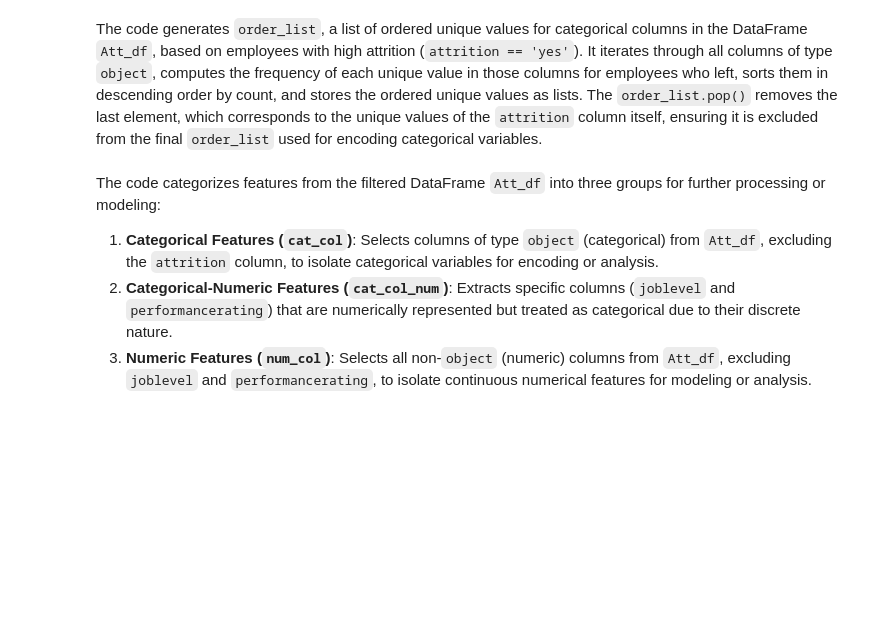
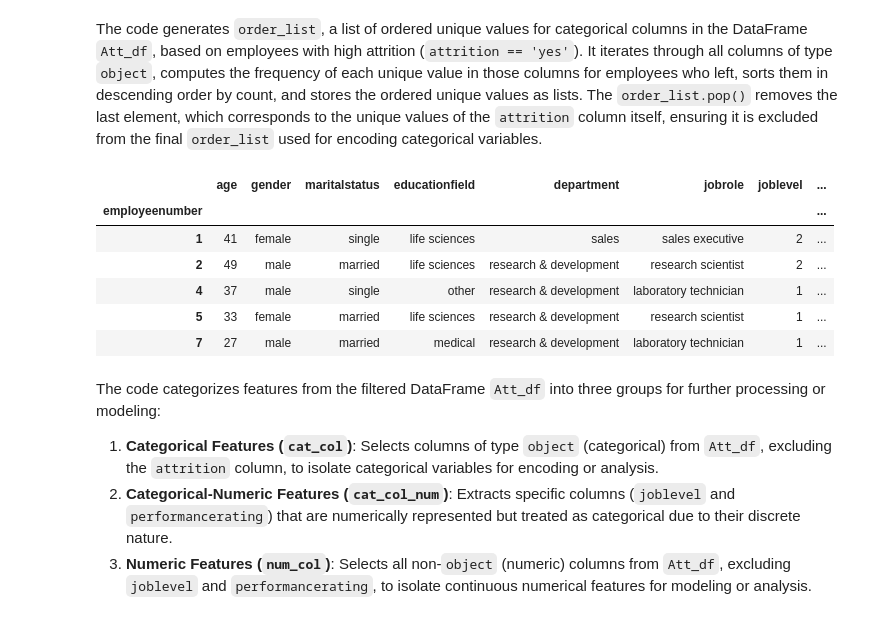
Before and after one commit to arun8nov/Employee_Attrition, a Jupyter notebook: Att_Pred.ipynb, the cells around one changed output. Drawn from its saved outputs; the diff is of its cells as text; code cells hidden in the pictures; blank space fills up the shorter version.

```diff
--- a/Att_Pred.ipynb
+++ b/Att_Pred.ipynb
@@ -75,6 +137,16 @@ order_list
  ['travel_rarely', 'travel_frequently', 'non-travel']]
 # %% [markdown]
 The code generates `order_list`, a list of ordered unique values for categorical columns in the DataFrame `Att_df`, based on employees with high attrition (`attrition == 'yes'`). It iterates through all columns of type `object`, computes the frequency of each unique value in those columns for employees who left, sorts them in descending order by count, and stores the ordered unique values as lists. The `order_list.pop()` removes the last element, which corresponds to the unique values of the `attrition` column itself, ensuring it is excluded from the final `order_list` used for encoding categorical variables.
+# %%
+Att_df.head()
+# %% [output]
+|  | age | gender | maritalstatus | educationfield | department | jobrole | joblevel | ... |
+| employeenumber |  |  |  |  |  |  |  | ... |
+| 1 | 41 | female | single | life sciences | sales | sales executive | 2 | ... |
+| 2 | 49 | male | married | life sciences | research & development | research scientist | 2 | ... |
+| 4 | 37 | male | single | other | research & development | laboratory technician | 1 | ... |
+| 5 | 33 | female | married | life sciences | research & development | research scientist | 1 | ... |
+| 7 | 27 | male | married | medical | research & development | laboratory technician | 1 | ... |
 # %%
 cat_col = Att_df.select_dtypes(include=['object']).drop(columns=['attrition'])
 cat_col_num = Att_df[['joblevel','jobsatisfaction','performancerating']]
```
Also changed, not shown: parts of 12 cells of this notebook, 4 other files.
